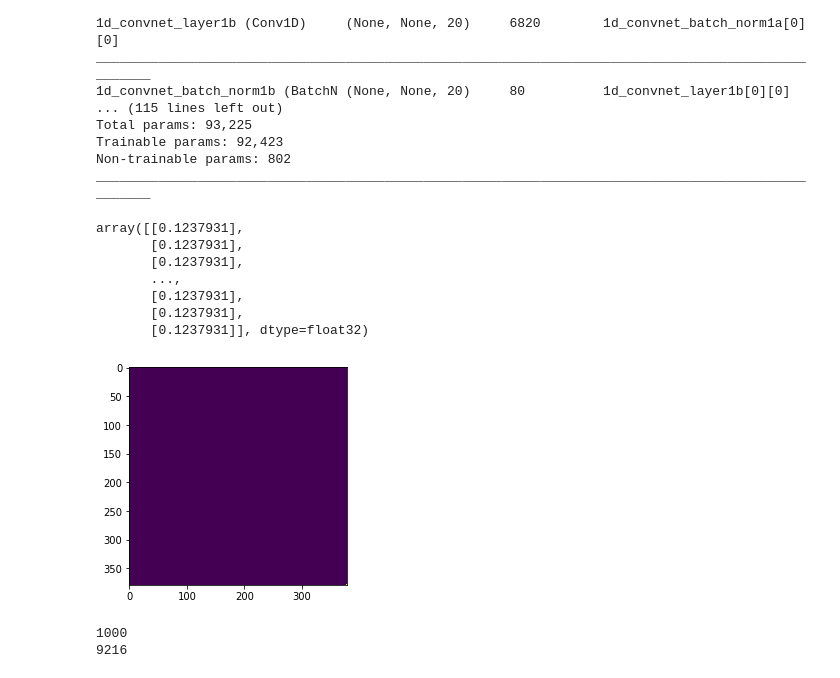
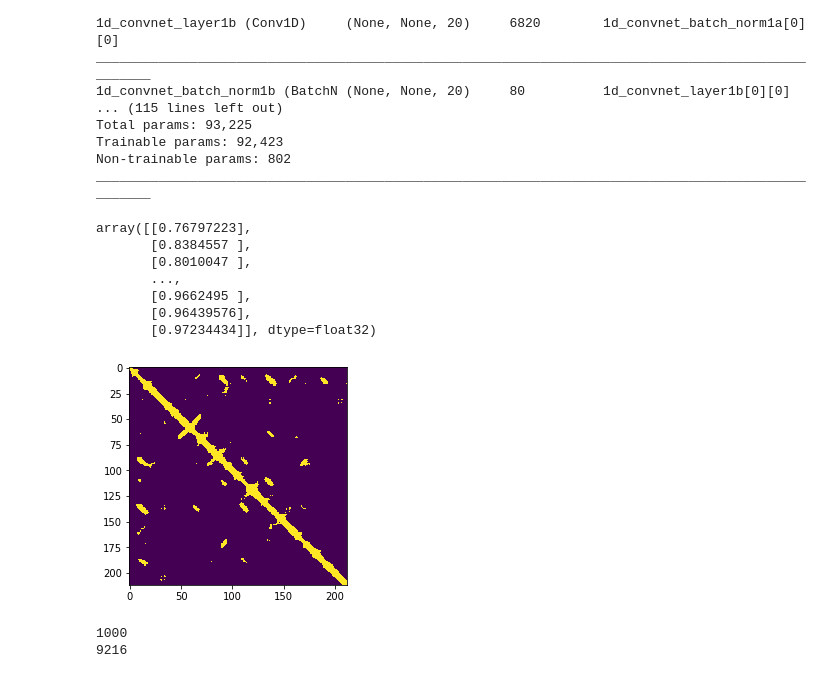
Before and after one commit to JinLi711/Protein-Structures, a Jupyter notebook: tertiary_structure_prediction/visualization/test_visualization/test_visualization2.ipynb, the cells around one changed output. Drawn from its saved outputs; the diff is of its cells as text; code cells hidden in the pictures.

```diff
--- a/tertiary_structure_prediction/visualization/test_visualization/test_visualization2.ipynb
+++ b/tertiary_structure_prediction/visualization/test_visualization/test_visualization2.ipynb
@@ -21,7 +21,7 @@ import get_contact_maps as gcm
 
 model = tf.keras.models.load_model(
     model_path_cull + 'my_model.h5',
-    custom_objects={"OuterProduct2": pm.OuterProduct2()}
+    custom_objects={"OuterProduct": pm.OuterProduct()}
 )
 
 fasta_seq_path = test_path + "casp11.fasta"
@@ -106,22 +118,22 @@ ________________________________________________________________________________
 # %%
 c_map_pred
 # %% [output]
-array([[0.1237931],
-       [0.1237931],
-       [0.1237931],
+array([[0.76797223],
+       [0.8384557 ],
+       [0.8010047 ],
        ...,
-       [0.1237931],
-       [0.1237931],
-       [0.1237931]], dtype=float32)
+       [0.9662495 ],
+       [0.96439576],
+       [0.97234434]], dtype=float32)
 # %%
 from math import sqrt
 c_map_pred_shape = int (sqrt (c_map_pred.shape[0]))
 reshaped = c_map_pred.reshape((c_map_pred_shape, c_map_pred_shape))#.shape
 # %%
-plt.imshow(reshaped)
+plt.imshow(reshaped > 0.5)
 plt.show()
 # %% [output]
-[figure, old version]
+[figure, new version]
 # %%
 # reshaped
 id1 = 'TR280'
```
Also changed, not shown: parts of 14 cells of this notebook, 14 other files.
